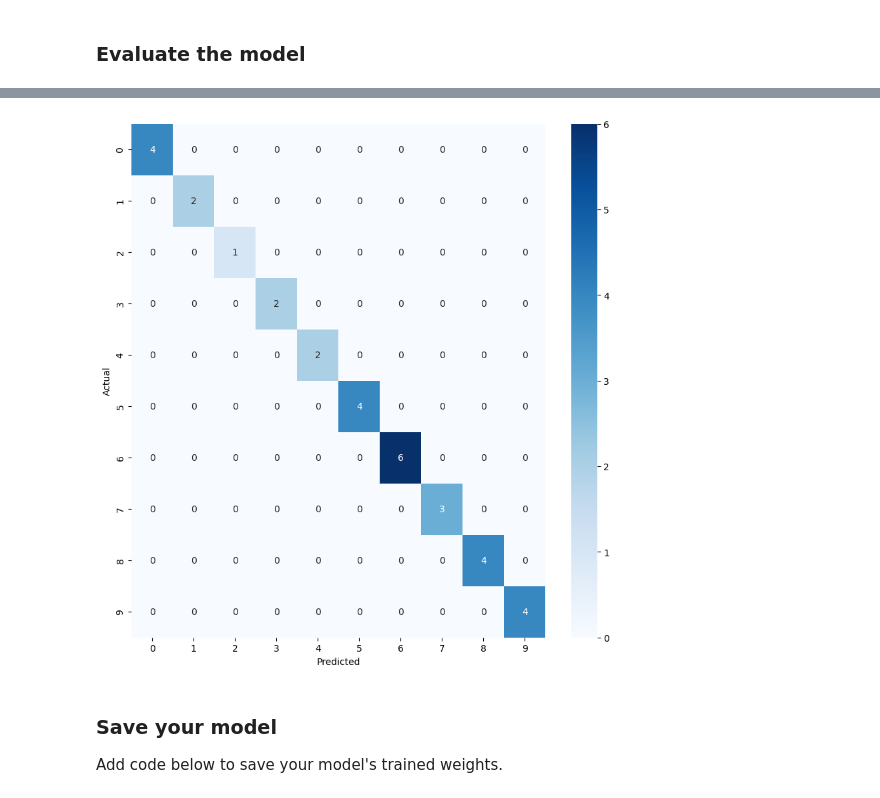
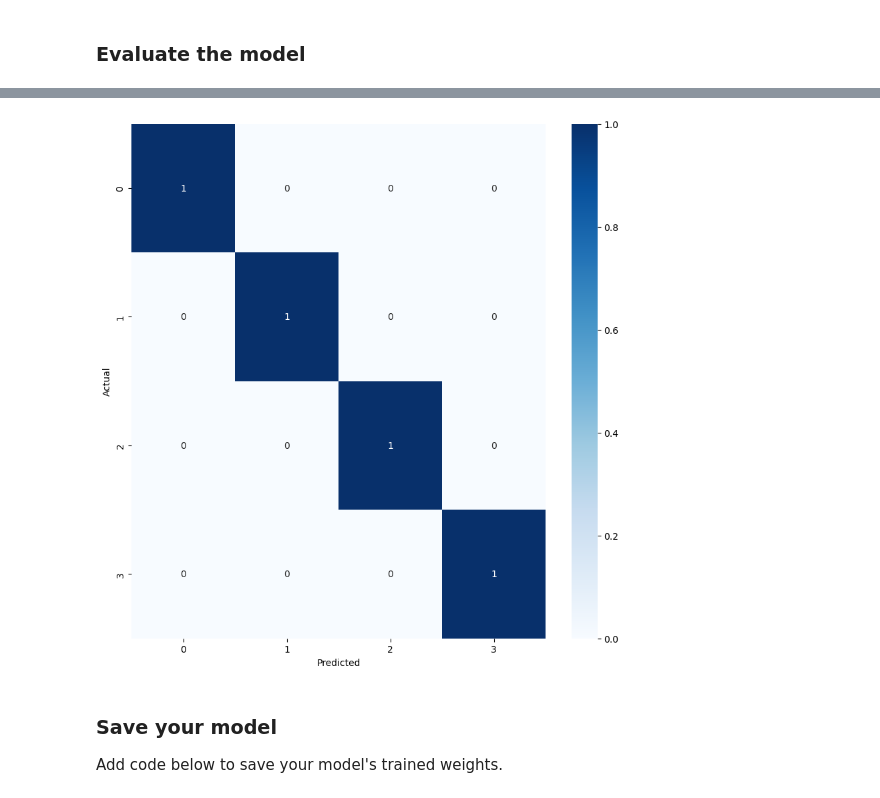
Before and after one commit to Henkomeyer/CNN-Safari-Prediction-Model-MLG_382_Project_1_Group_6-, a Jupyter notebook: MLG382_Safari_CNN_Project.ipynb, the cells around one changed output, grey strips where cells are left out. Drawn from its saved outputs; the diff is of its cells as text; code cells hidden in the pictures.

```diff
--- a/MLG382_Safari_CNN_Project.ipynb
+++ b/MLG382_Safari_CNN_Project.ipynb
@@ -108,17 +138,3 @@ _________________________________________________________________
 # %% [markdown]
 ### Train the model
 Train a CNN model with 10 epochs.
-# %%
-# Your Code to train a CNN model...
-(x_train, y_train), (x_test, y_test) = cifar10.load_data()
-
-#Normalize pixel values between 0 and 1
-x_train = x_train.astype('float32')/255
-x_test = x_test.astype('float32')/255
-
-# Convert class vectors to binary class matrices(one hot encoding)
-y_train = to_categorical(y_train,10)
-y_test = to_categorical(y_test,10)
-
-#Train Model
-history = model.fit(x_train, y_train, epochs=10, validation_data=(x_test,y_test))
@@ -145,0 +141,9 @@ Epoch 10/10
+# %%
+#Train Model
+history = model.fit(
+    train_gen,
+    steps_per_epoch=len(train_gen),
+    epochs=10,
+    validation_data=test_gen,
+    validation_steps=len(test_gen)
+)
@@ -162,20 +187,24 @@ plt.show()
 ### Evaluate the model
 # %%
 # Get the image and label arrays for the first batch of validation data
-x_val_batch = x_test[:32]
-y_val_batch = y_test[:32]
+x_val_batch, y_val_batch = test_gen.next()
+
 # Use the model to predict the class
 predictions = model.predict(x_val_batch)
+
 # The model returns a probability value for each class
-# # The one with the highest probability is the predicted class
-predicted_classes = np.argmax(y_val_batch,axis=1)
-# The actual labels are hot encoded (e.g. [0 1 0], so get the one with the value 1
-actual_classes = np.argmax(y_val_batch,axis=1)
-#Compute confusion Matrix
+# The one with the highest probability is the predicted class
+predicted_classes = np.argmax(predictions, axis=1)
+
+# The actual labels are one-hot encoded, so get the class with the value 1
+actual_classes = np.argmax(y_val_batch, axis=1)
+
+# Compute confusion matrix
 cnf_matrix = confusion_matrix(actual_classes, predicted_classes)
+
 # Plot the confusion matrix
-plt.figure(figsize=(10,10))
-sns.heatmap(cnf_matrix, annot=True, fmt='d', cmap = 'Blues')
+plt.figure(figsize=(10, 10))
+sns.heatmap(cnf_matrix, annot=True, fmt='d', cmap='Blues')
 plt.xlabel('Predicted')
 plt.ylabel('Actual')
 plt.show()
@@ -184,4 +213,4 @@ plt.show()
-[figure, old version]
+[figure, new version]
 # %% [markdown]
 ### Save your model
 
```
Also changed, not shown: parts of 11 cells of this notebook, 3 other files.
